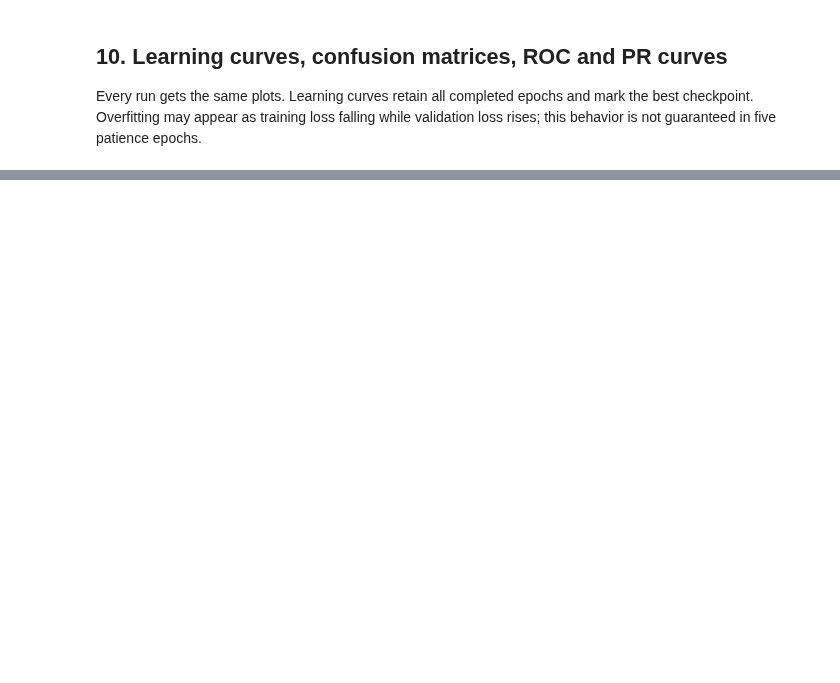
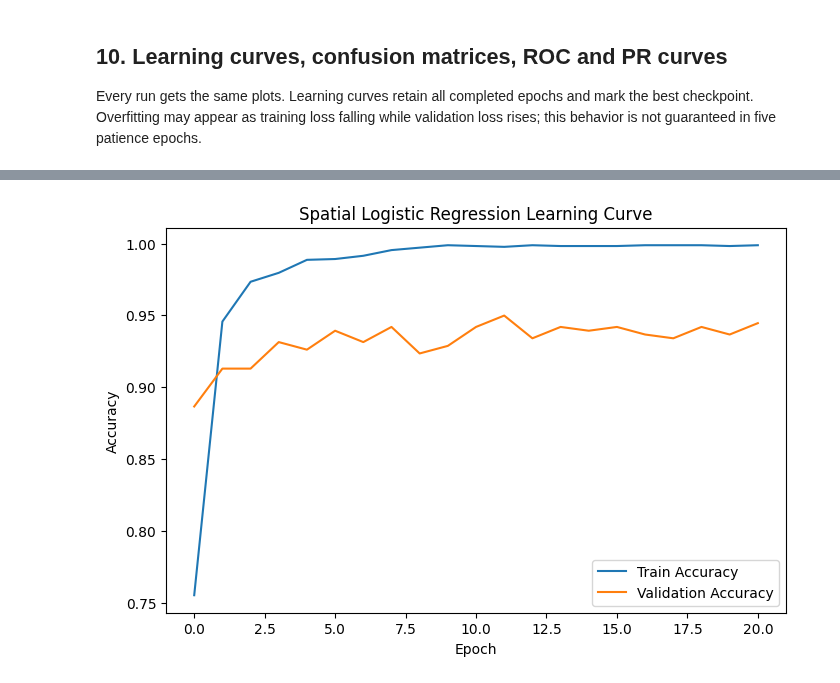
Before and after one commit to mataeo-eh/Unit3_Group_Proj, a Jupyter notebook: Notebook.ipynb, the cells around one changed output, grey strips where cells are left out. Cells and saved outputs as stored; diff of their text form; code cells hidden in the pictures; blank space fills up the shorter version.

```diff
--- a/Notebook.ipynb
+++ b/Notebook.ipynb
@@ -559,0 +816,31 @@ print(f'Notebook execution time: {elapsed_seconds / 60.:.2f} minutes ({elapsed_s
+# %%
+spatial_cache = {
+    "train": (X_train_spatial, y_train_spatial),
+    "validation": (X_val_spatial, y_val_spatial),
+}
+
+spatial_logistic_spec = {
+    "name": "spatial_logistic_regression",
+    "hidden_units": (),
+    "learning_rate": 0.001,
+    "wsd": False,
+}
+
+print("Training spatial logistic regression...")
+
+spatial_logistic_head, spatial_logistic_history = train_head(
+    spatial_logistic_spec,
+    spatial_cache,
+    len(class_names),
+    OUTPUT_DIR,
+    batch_size=BATCH_SIZE,
+    epochs=MAX_EPOCHS,
+    patience=PATIENCE,
+    seed=SEED,
+)
+
+print({
+    key: value
+    for key, value in spatial_logistic_history.items()
+    if key != "history"
+})
@@ -559,0 +898,15 @@ print(f'Notebook execution time: {elapsed_seconds / 60.:.2f} minutes ({elapsed_s
+# %%
+import matplotlib.pyplot as plt
+
+history = spatial_logistic_history["history"]
+
+plt.figure(figsize=(8, 5))
+plt.plot(history["accuracy"], label="Train Accuracy")
+plt.plot(history["val_accuracy"], label="Validation Accuracy")
+plt.xlabel("Epoch")
+plt.ylabel("Accuracy")
+plt.title("Spatial Logistic Regression Learning Curve")
+plt.legend()
+plt.show()
+# %% [output]
+[figure, added]
```
Also changed, not shown: parts of 40 cells of this notebook.
